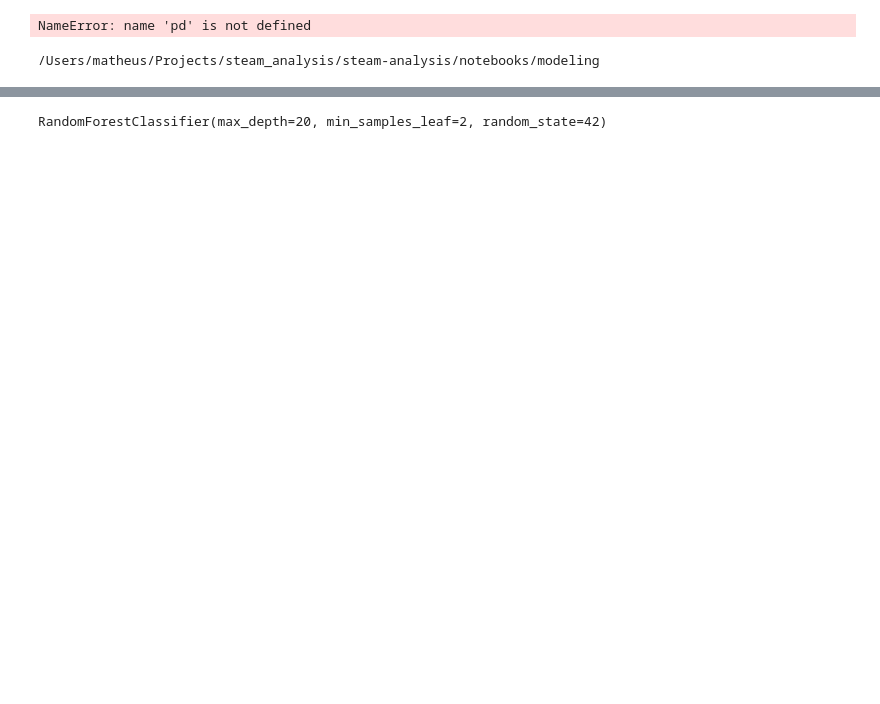
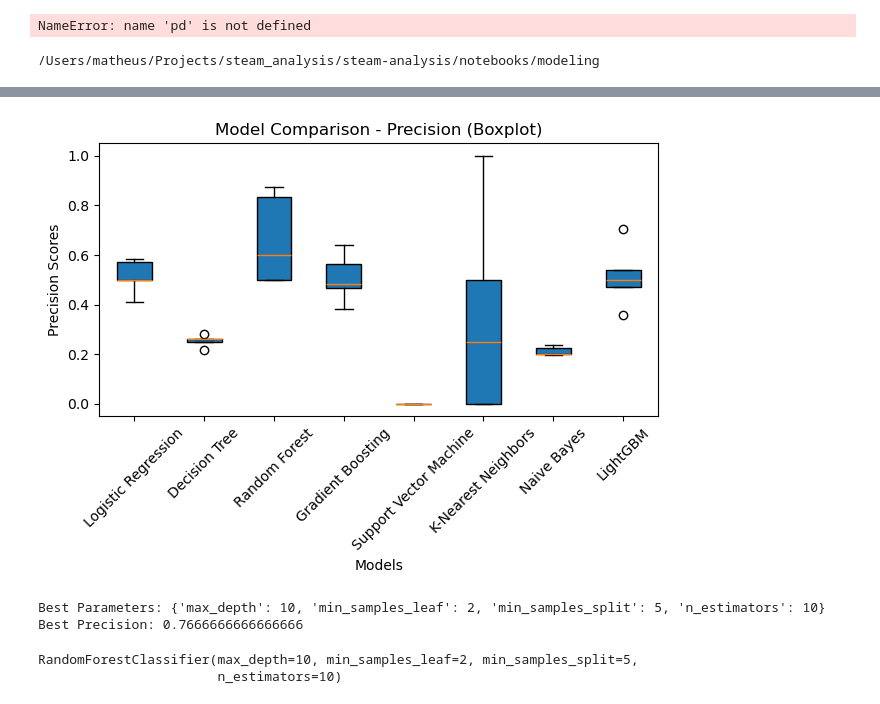
Before and after one commit to MatheusVazManzke/steam-analysis, a Jupyter notebook: notebooks/modeling/2.2-mvm-classification-models.ipynb, the cells around one changed output, grey strips where cells are left out. Drawn from its saved outputs; the diff is of its cells as text; code cells hidden in the pictures; blank space fills up the shorter version.

Commit message:
random forest model trained

```diff
--- a/notebooks/modeling/2.2-mvm-classification-models.ipynb
+++ b/notebooks/modeling/2.2-mvm-classification-models.ipynb
@@ -155,0 +85,7 @@ data['success_500_threshold'].sum() / len(data['success_500_threshold'])
+# %%
+results = {}
+for clf_name, clf in classifiers.items():
+    precision= evaluate_classifier(clf, X_train, y_train)
+    results[clf_name] = {
+        'Precision': precision,
+    }
@@ -156,8 +110,62 @@ data['success_500_threshold'].sum() / len(data['success_500_threshold'])
+# %%
+def plot_precision_boxplot(results):
+    model_names = []
+    precision_scores_list = []
+
+    # Extract model names and their respective precision scores
+    for model_name, metrics in results.items():
+        model_names.append(model_name)
+        precision_scores_list.append(metrics['Precision'])
+
+    # Create the boxplot
+    fig, ax = plt.subplots()
+    ax.boxplot(precision_scores_list, labels=model_names, vert=True, patch_artist=True)
+
+    ax.set_xlabel('Models')
+    ax.set_ylabel('Precision Scores')
+    ax.set_title('Model Comparison - Precision (Boxplot)')
+
+    plt.xticks(rotation=45)
+    plt.tight_layout()
+    plt.show()
+# %%
+plot_precision_boxplot(results)
+# %% [output]
+[figure, added]
+# %%
+from sklearn.model_selection import GridSearchCV
+
+# Define the parameter grid to search
+param_grid = {
+    'n_estimators': [10, 50, 100],
+    'max_depth': [None, 10, 20],
+    'min_samples_split': [2, 5, 10],
+    'min_samples_leaf': [1, 2, 4]
+}
+
+# Instantiate Random Forest classifier
+rf = RandomForestClassifier()
+
+# Instantiate GridSearchCV
+grid_search = GridSearchCV(estimator=rf, param_grid=param_grid, cv=5, scoring=make_scorer(precision_score, average='binary', zero_division=0))
+
+# Perform grid search
+grid_search.fit(X_test, y_test)
+
+# Get the best parameters and best score
+best_params = grid_search.best_params_
+best_precision = grid_search.best_score_
+
+print("Best Parameters:", best_params)
+print("Best Precision:", best_precision)
+# %% [output]
+Best Parameters: {'max_depth': 10, 'min_samples_leaf': 2, 'min_samples_split': 5, 'n_estimators': 10}
+Best Precision: 0.7666666666666666
 # %%
-rf = RandomForestClassifier(max_depth=20, min_samples_leaf=2, min_samples_split=2, n_estimators=100, random_state=42)
+rf = RandomForestClassifier(max_depth= 10, min_samples_leaf= 2, min_samples_split=5, n_estimators=10)
+rf.fit(X_train, y_train)
+# %% [output]
+RandomForestClassifier(max_depth=10, min_samples_leaf=2, min_samples_split=5,
+                       n_estimators=10)
-# %%
-rf.fit(X_train, y_train)
-# %% [output]
-RandomForestClassifier(max_depth=20, min_samples_leaf=2, random_state=42)
 # %%
 y_pred = rf.predict(X_test)
```
Also changed, not shown: parts of 20 cells of this notebook, 5 other files.
